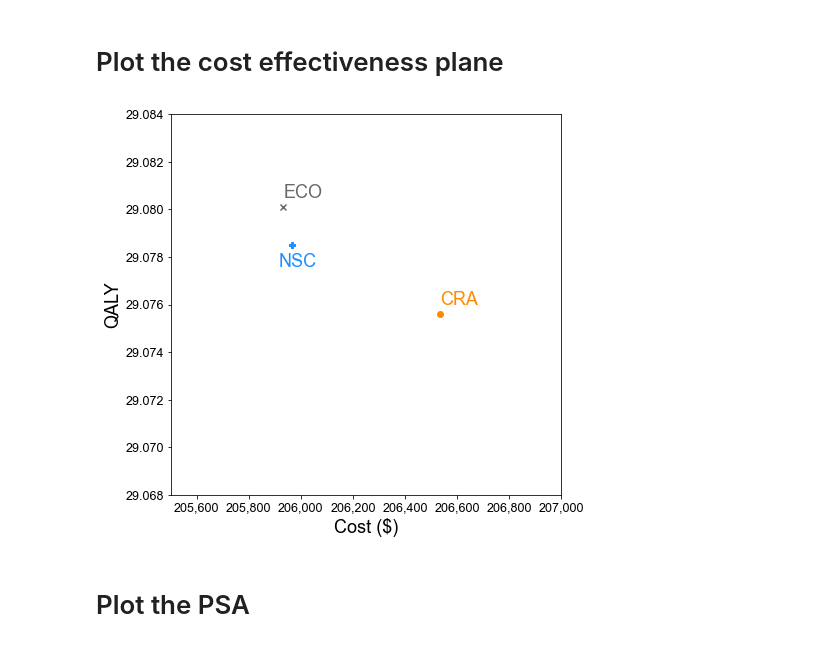
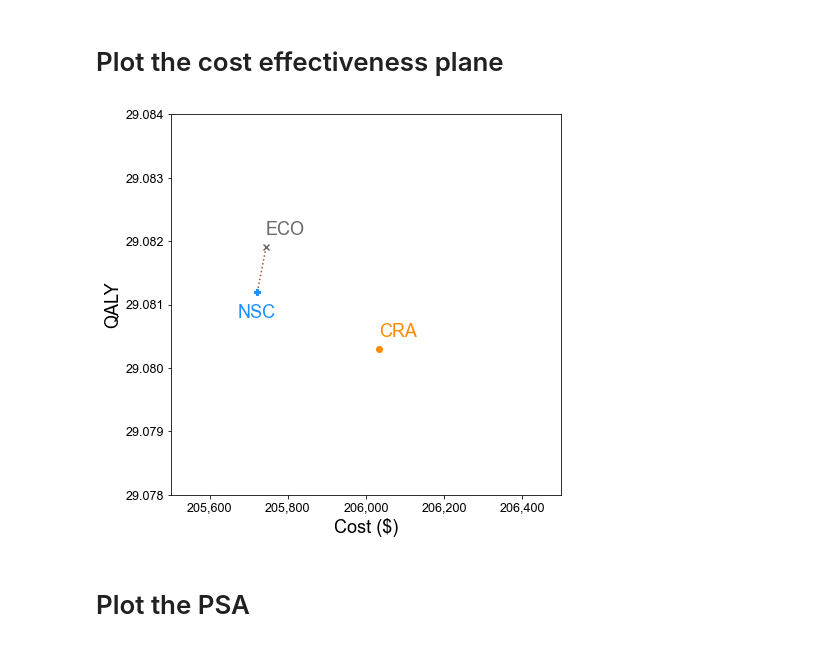
Before and after one commit to guanzgrace/cea-eos, a Jupyter notebook: Graphs-PSA.ipynb, the cells around one changed output. Cells and saved outputs as stored; diff of their text form; code cells hidden in the pictures.

```diff
--- a/Graphs-PSA.ipynb
+++ b/Graphs-PSA.ipynb
@@ -15,31 +15,31 @@ eco_color = 'dimgrey'
 # %% [markdown]
 # Plot the cost effectiveness plane
 # %%
-cra = [206535, 29.0756]
-nsc = [205965, 29.0785]
-eco = [205933, 29.0801]
+cra = [206033, 29.0803]
+nsc = [205722, 29.0812]
+eco = [205744, 29.0819]
 
 line_x = [nsc[0], eco[0]]
 line_y = [nsc[1], eco[1]]
 # %%
 fig, ax = plt.subplots(figsize=(7,7))
 ax.get_xaxis().set_major_formatter(
     tkr.FuncFormatter(lambda x, p: format(int(x), ',')))
-#plt.plot(line_x, line_y, color='sienna', zorder=1, linestyle='dotted')
+plt.plot(line_x, line_y, color='sienna', zorder=1, linestyle='dotted')
 plt.scatter(cra[0], cra[1], label="CRA", color=cra_color, marker='o')
-plt.text(cra[0], cra[1]+0.0004, "CRA", color=cra_color)
+plt.text(cra[0], cra[1]+0.0002, "CRA", color=cra_color)
 plt.scatter(nsc[0], nsc[1], label="NSC", color=nsc_color, marker='P', zorder=2)
-plt.text(nsc[0]-50, nsc[1]-0.0009, "NSC", color=nsc_color)
+plt.text(nsc[0]-50, nsc[1]-0.0004, "NSC", color=nsc_color)
 plt.scatter(eco[0], eco[1], label="ECO", color=eco_color, marker='x', zorder=3)
-plt.text(eco[0], eco[1]+0.0004, "ECO", color=eco_color)
+plt.text(eco[0], eco[1]+0.0002, "ECO", color=eco_color)
 #plt.text(eco[0], eco[1]-0.001, "+$50,800/QALY", color='sienna')
-plt.xlim(205500, 207000)
-plt.ylim(29.068, 29.084)
+plt.xlim(205500, 206500)
+plt.ylim(29.078, 29.084)
 plt.xlabel('Cost ($)')
 plt.ylabel('QALY')
 plt.show()
 # %% [output]
-[figure, old version]
+[figure, new version]
 # %% [markdown]
 # Plot the PSA
 # %%
```
Also changed, not shown: parts of 9 cells of this notebook, 36 other files.
